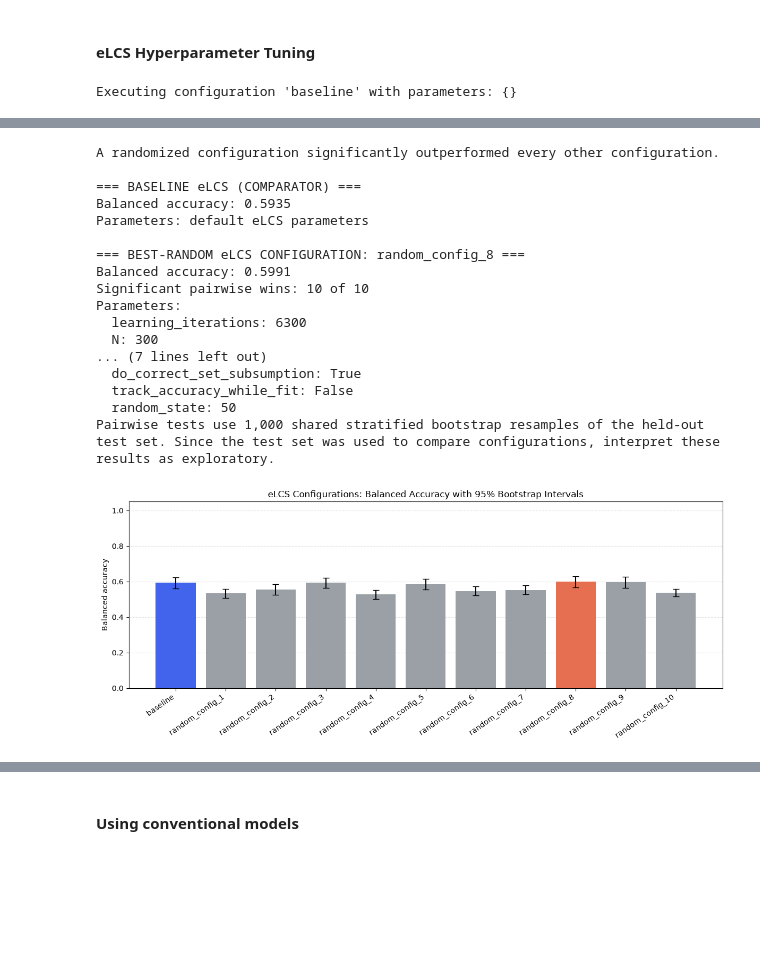
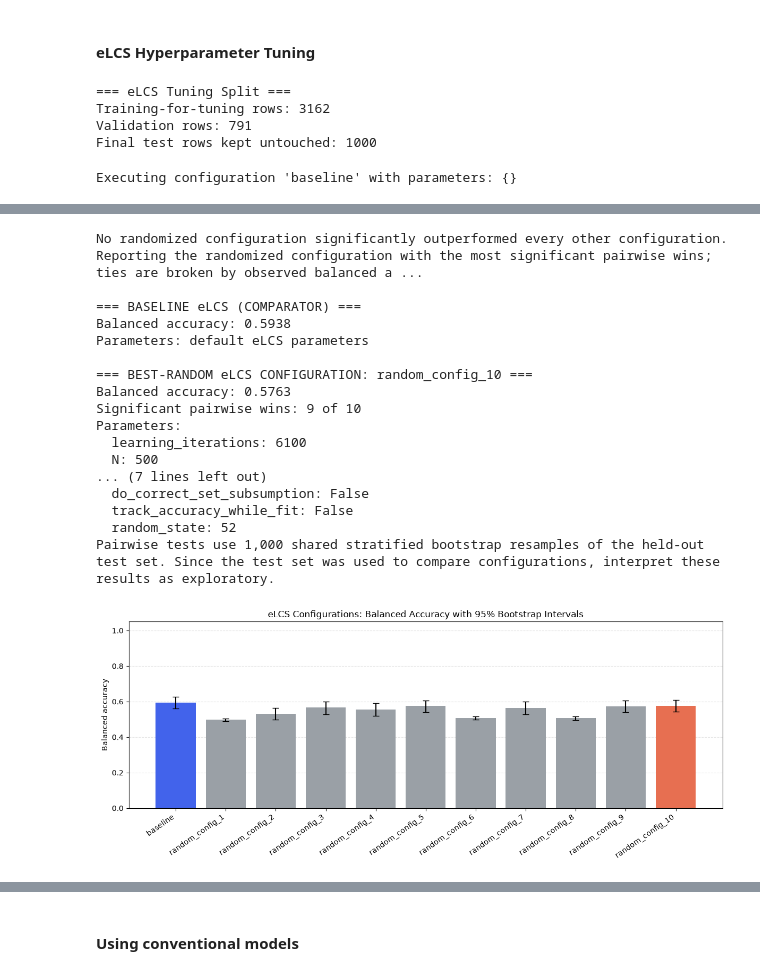
Before and after one commit to adithya-blip111/data_ai_project, a Jupyter notebook: src/data_ai_project_p2_lcs_improved.ipynb, the cells around one changed output, grey strips where cells are left out. Drawn from its saved outputs; the diff is of its cells as text; code cells hidden in the pictures; blank space fills up the shorter version.

Commit message:
Use validation tuning and untouched final test evaluation

```diff
--- a/src/data_ai_project_p2_lcs_improved.ipynb
+++ b/src/data_ai_project_p2_lcs_improved.ipynb
@@ -1111,6 +1120,28 @@ def hypertune_elcs(param_grid, X_train, y_train, X_test, y_test):
     results_df.attrs["predictions"] = predictions
 
     return results_df
+# %%
+# Create a validation set from the training data for hyperparameter tuning.
+# The original test set remains untouched until final evaluation.
+from sklearn.model_selection import train_test_split
+
+X_train_tune, X_val, y_train_tune, y_val = train_test_split(
+    X_train_raw,
+    y_train,
+    test_size=0.2,
+    random_state=42,
+    stratify=y_train
+)
+
+print("=== eLCS Tuning Split ===")
+print(f"Training-for-tuning rows: {len(X_train_tune)}")
+print(f"Validation rows: {len(X_val)}")
+print(f"Final test rows kept untouched: {len(X_test_raw)}")
+# %% [output]
+=== eLCS Tuning Split ===
+Training-for-tuning rows: 3162
+Validation rows: 791
+Final test rows kept untouched: 1000
 # %%
 # Run the baseline and randomized eLCS configurations.
 import random
@@ -1157,12 +1188,13 @@ for config_number in range(1, n_random_configs + 1):
     config["random_state"] = 42 + config_number
     elcs_param_grid[f"random_config_{config_number}"] = config
 
+# Tune configurations using validation data, not the final test set
 elcs_hypertune_results = hypertune_elcs(
     elcs_param_grid,
-    X_train_raw,
-    y_train,
-    X_test_raw,
-    y_test,
+    X_train_tune,
+    y_train_tune,
+    X_val,
+    y_val,
 )
 # %% [output]
 Executing configuration 'baseline' with parameters: {}
@@ -1176,7 +1208,8 @@ from sklearn.metrics import balanced_accuracy_score
 alpha = 0.05
 bootstrap_count = 1000
 random_generator = np.random.default_rng(42)
-y_test_values = np.asarray(y_test)
+# Configuration comparisons are performed on validation data
+y_test_values = np.asarray(y_val)
 configuration_predictions = elcs_hypertune_results.attrs.get("predictions", {})
 configuration_labels = list(elcs_param_grid)
 
@@ -1352,9 +1385,9 @@ for parameter_name, parameter_value in best_params.items():
     print(f"  {parameter_name}: {parameter_value}")
 
 print(
-    "Pairwise tests use 1,000 shared stratified bootstrap resamples of the held-out "
-    "test set. Since the test set was used to compare configurations, interpret "
-    "these results as exploratory."
+    "Pairwise tests use 1,000 shared stratified bootstrap resamples of the "
+    "validation set. The validation set was used to compare configurations; "
+    "the final test set remained untouched until final evaluation."
 )
 
 # Plot observed balanced accuracy and 95% stratified-bootstrap intervals.
@@ -1428,18 +1461,18 @@ plt.show()
-A randomized configuration significantly outperformed every other configuration.
+No randomized configuration significantly outperformed every other configuration. Reporting the randomized configuration with the most significant pairwise wins; ties are broken by observed balanced a ...
 
 === BASELINE eLCS (COMPARATOR) ===
-Balanced accuracy: 0.5935
+Balanced accuracy: 0.5938
 Parameters: default eLCS parameters
 
-=== BEST-RANDOM eLCS CONFIGURATION: random_config_8 ===
-Balanced accuracy: 0.5991
-Significant pairwise wins: 10 of 10
+=== BEST-RANDOM eLCS CONFIGURATION: random_config_10 ===
+Balanced accuracy: 0.5763
+Significant pairwise wins: 9 of 10
 Parameters:
-  learning_iterations: 6300
-  N: 300
+  learning_iterations: 6100
+  N: 500
 ... (7 lines left out)
-  do_correct_set_subsumption: True
+  do_correct_set_subsumption: False
   track_accuracy_while_fit: False
-  random_state: 50
+  random_state: 52
 Pairwise tests use 1,000 shared stratified bootstrap resamples of the held-out test set. Since the test set was used to compare configurations, interpret these results as exploratory.
-[figure, old version]
+[figure, new version]
```
Also changed, not shown: parts of 8 cells of this notebook.
